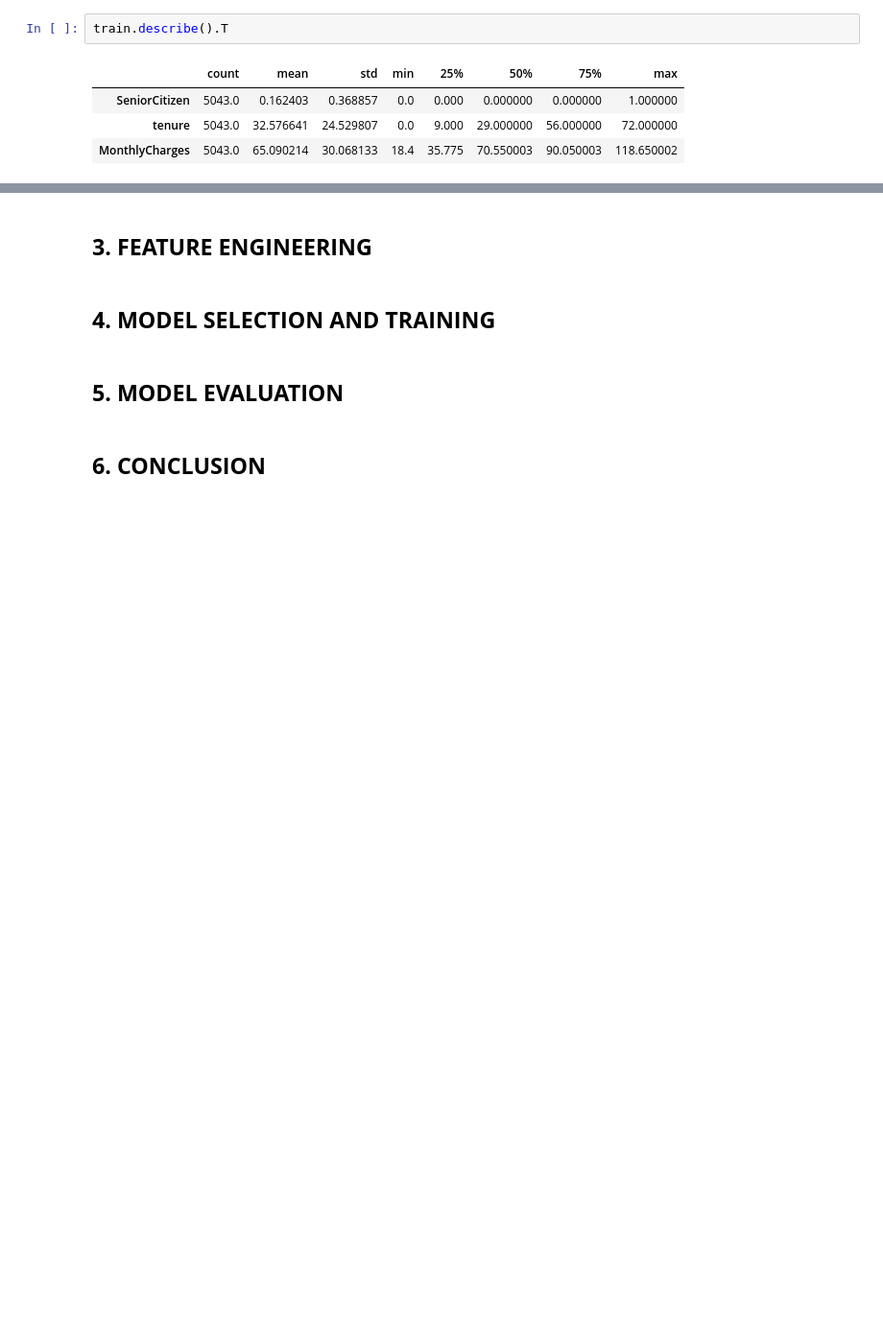
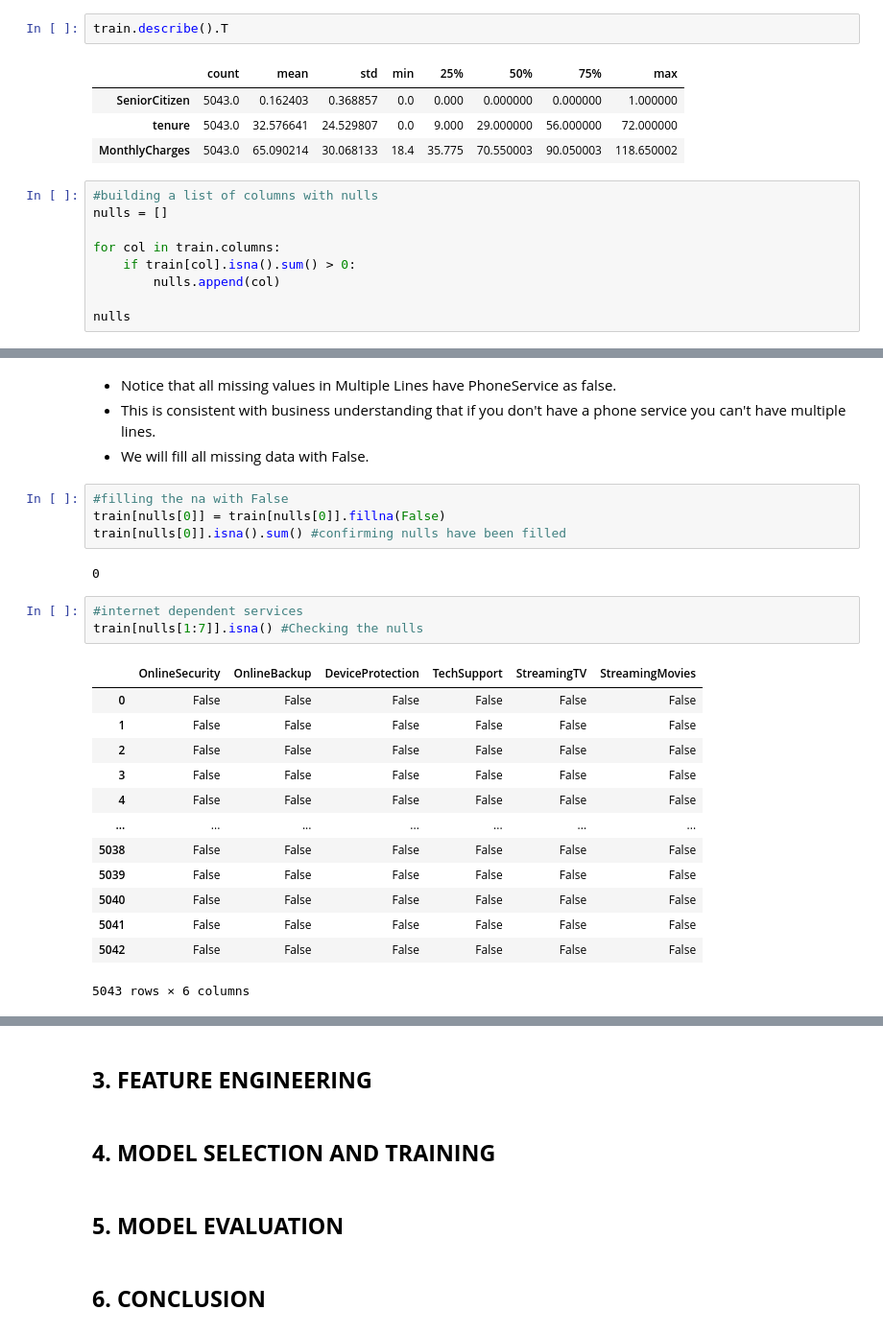
Before and after one commit to Rama-Mwenda/Customer_Churn, a Jupyter notebook: Notebook/Customer_Churn.ipynb, the cells around one changed output, grey strips where cells are left out. Shown at 96% size. Drawn from its saved outputs; the diff is of its cells as text; blank space fills up the shorter version.

Commit message:
Separate Data Collection and Analysis

```diff
--- a/Notebook/Customer_Churn.ipynb
+++ b/Notebook/Customer_Churn.ipynb
@@ -221,3 +251,12 @@ train.describe().T
 | SeniorCitizen | 5043.0 | 0.162403 | 0.368857 | 0.0 | 0.000 | 0.000000 | 0.000000 | 1.000000 |
 | tenure | 5043.0 | 32.576641 | 24.529807 | 0.0 | 9.000 | 29.000000 | 56.000000 | 72.000000 |
 | MonthlyCharges | 5043.0 | 65.090214 | 30.068133 | 18.4 | 35.775 | 70.550003 | 90.050003 | 118.650002 |
+# %%
+#building a list of columns with nulls
+nulls = []
+
+for col in train.columns:
+    if train[col].isna().sum() > 0:
+        nulls.append(col)
+
+nulls
@@ -223,0 +281,27 @@ train.describe().T
+# %% [markdown]
+* Notice that all missing values in Multiple Lines have PhoneService as false.
+* This is consistent with business understanding that if you don't have a phone service you can't have multiple lines.
+* We will fill all missing data with False.
+# %%
+#filling the na with False
+train[nulls[0]] = train[nulls[0]].fillna(False)
+train[nulls[0]].isna().sum() #confirming nulls have been filled
+# %% [output]
+0
+# %%
+#internet dependent services
+train[nulls[1:7]].isna() #Checking the nulls
+# %% [output]
+|  | OnlineSecurity | OnlineBackup | DeviceProtection | TechSupport | StreamingTV | StreamingMovies |
+| 0 | False | False | False | False | False | False |
+| 1 | False | False | False | False | False | False |
+| 2 | False | False | False | False | False | False |
+| 3 | False | False | False | False | False | False |
+| 4 | False | False | False | False | False | False |
+| ... | ... | ... | ... | ... | ... | ... |
+| 5038 | False | False | False | False | False | False |
+| 5039 | False | False | False | False | False | False |
+| 5040 | False | False | False | False | False | False |
+| 5041 | False | False | False | False | False | False |
+| 5042 | False | False | False | False | False | False |
+5043 rows × 6 columns
```
Also changed, not shown: parts of 14 cells of this notebook, 1 other file.
